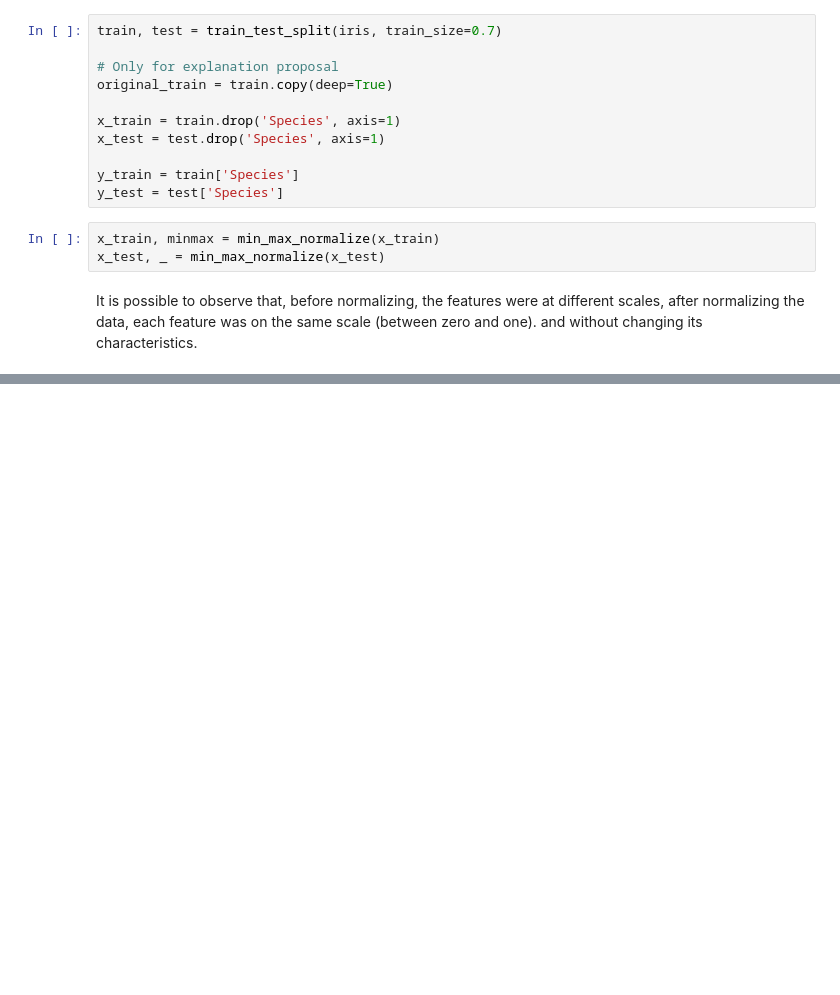
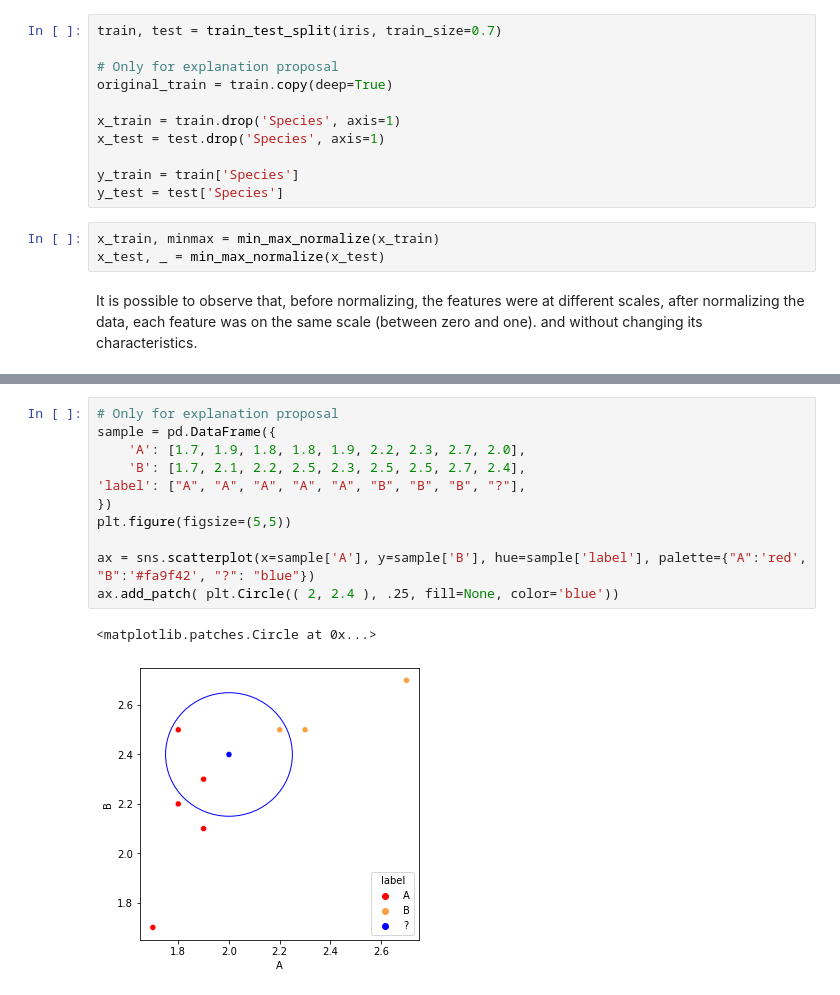
Before and after one commit to DanielCastriani/machine-learning-algorithms, a Jupyter notebook: 1_knn_classifier.ipynb, the cells around one changed output, grey strips where cells are left out. Saved outputs shown, nothing was run; the diff lists cells and outputs as text; blank space fills up the shorter version.

Commit message:
[explanation] Theory of knn

```diff
--- a/1_knn_classifier.ipynb
+++ b/1_knn_classifier.ipynb
@@ -75,3 +97,17 @@ sns.histplot(x=x_train['PetalWidthCm'], color='#0b6e4f', ax=normalized_ax)
+# %%
+# Only for explanation proposal
+sample = pd.DataFrame({
+    'A': [1.7, 1.9, 1.8, 1.8, 1.9, 2.2, 2.3, 2.7, 2.0],
+    'B': [1.7, 2.1, 2.2, 2.5, 2.3, 2.5, 2.5, 2.7, 2.4],
+'label': ["A", "A", "A", "A", "A", "B", "B", "B", "?"],
+})
+plt.figure(figsize=(5,5))
+
+ax = sns.scatterplot(x=sample['A'], y=sample['B'], hue=sample['label'], palette={"A":'red', "B":'#fa9f42', "?": "blue"})
+ax.add_patch( plt.Circle(( 2, 2.4 ), .25, fill=None, color='blue'))
+# %% [output]
+<matplotlib.patches.Circle at 0x...>
+[figure, added]
 # %%
 %%time
 knn = KNNClassifier(k=3)
```
Also changed, not shown: parts of 9 cells of this notebook.
